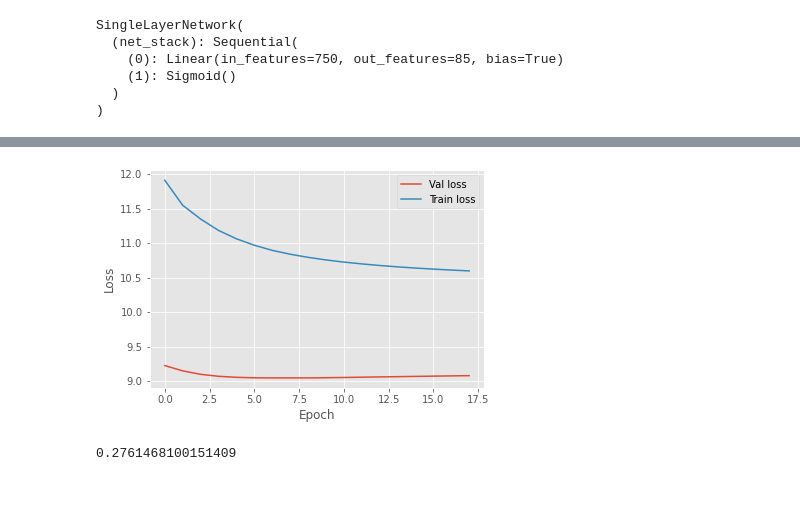
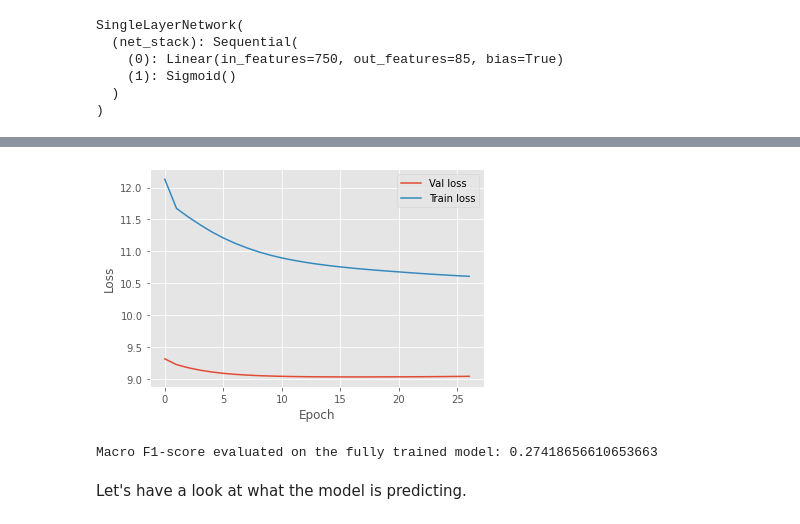
Before and after one commit to sancholp/nlp_movie_project, a Jupyter notebook: movie_project.ipynb, the cells around one changed output, grey strips where cells are left out. Saved outputs shown, nothing was run; the diff lists cells and outputs as text; code cells hidden in the pictures; blank space fills up the shorter version.

```diff
--- a/movie_project.ipynb
+++ b/movie_project.ipynb
@@ -507,39 +490,39 @@ f1score
 
 Now we will test which of the two cleaning methods is better
 # %%
-X_train = clean_text(X_train_complete, 'lemmatization')
-X_val = clean_text(X_val_complete, 'lemmatization')
+X_train_l = clean_text(X_train_complete, 'lemmatization')
+X_val_l = clean_text(X_val_complete, 'lemmatization')
 # %%
 tfidf_vectorizer = TfidfVectorizer(max_features=tfidf_features)
 
-tfidf_vectorizer.fit(X_train)
+tfidf_vectorizer.fit(X_train_l)
 
-X_train = tfidf_vectorizer.transform(X_train).toarray()
-X_val = tfidf_vectorizer.transform(X_val).toarray()
+X_train_l_vec = tfidf_vectorizer.transform(X_train_l).toarray()
+X_val_l_vec = tfidf_vectorizer.transform(X_val_l).toarray()
 # %%
 # Model hyperparameters
-batch_size = 8
+batch_size = 32
 num_epochs = 150
 learning_rate = 1e-2
 # %%
 # Same model, loss and optimizer as before
-model = SingleLayerNetwork(tfidf_features, total_tags).to(device)
-print(model)
+single_layer_network = SingleLayerNetwork(tfidf_features, total_tags).to(device)
+print(single_layer_network)
 
 loss_fn = nn.CrossEntropyLoss()
-optimizer = torch.optim.Adam(model.parameters(), lr=learning_rate)
+optimizer = torch.optim.Adam(single_layer_network.parameters(), lr=learning_rate)
 
-train_dataset = TensorDataset(
-    torch.tensor(X_train, dtype=torch.float32),
+train_dataset_l = TensorDataset(
+    torch.tensor(X_train_l_vec, dtype=torch.float32),
     torch.tensor(y_train, dtype=torch.float32),
 )
-train_loader = DataLoader(train_dataset, batch_size=batch_size)
+train_loader = DataLoader(train_dataset_l, batch_size=batch_size)
 
-val_dataset = TensorDataset(
-    torch.tensor(X_val, dtype=torch.float32),
+val_dataset_l = TensorDataset(
+    torch.tensor(X_val_l_vec, dtype=torch.float32),
     torch.tensor(y_val, dtype=torch.float32),
 )
-val_loader = DataLoader(val_dataset, batch_size=batch_size)
+val_loader = DataLoader(val_dataset_l, batch_size=batch_size)
 # %% [output]
 SingleLayerNetwork(
   (net_stack): Sequential(
@@ -548,6 +531,6 @@ SingleLayerNetwork(
   )
 )
 # %%
-train_loss_list, val_loss_list = train_and_val(train_loader, val_loader)
+train_loss_list, val_loss_list = train_and_val(train_loader, val_loader, single_layer_network)
 plot_loss_per_epoch(train_loss_list, val_loss_list)
 # %% [output]
@@ -571,13 +554,7 @@ Total training time: 12.951s
-[figure, old version]
+[figure, new version]
-# %%
-with torch.no_grad():
-    pred = model(torch.tensor(X_val, dtype=torch.float32).to(device))
-
-y_pred = np.rint(pred.detach().cpu().numpy())
-y_true = y_val#.detach().cpu().numpy()
-
-
-f1score = f1_score(y_true, y_pred, average='weighted') # average='weighted' yields macro f1 score, taking weighted average of all labels
-f1score
-# %% [output]
-0.2761468100151409
+# %%
+print(f"Macro F1-score evaluated on the fully trained model: {final_eval(single_layer_network, X_val_l_vec, 0.5)[0]}")
+# %% [output]
+Macro F1-score evaluated on the fully trained model: 0.27418656610653663
+# %% [markdown]
+Let's have a look at what the model is predicting.
```
Also changed, not shown: parts of 30 cells of this notebook.
